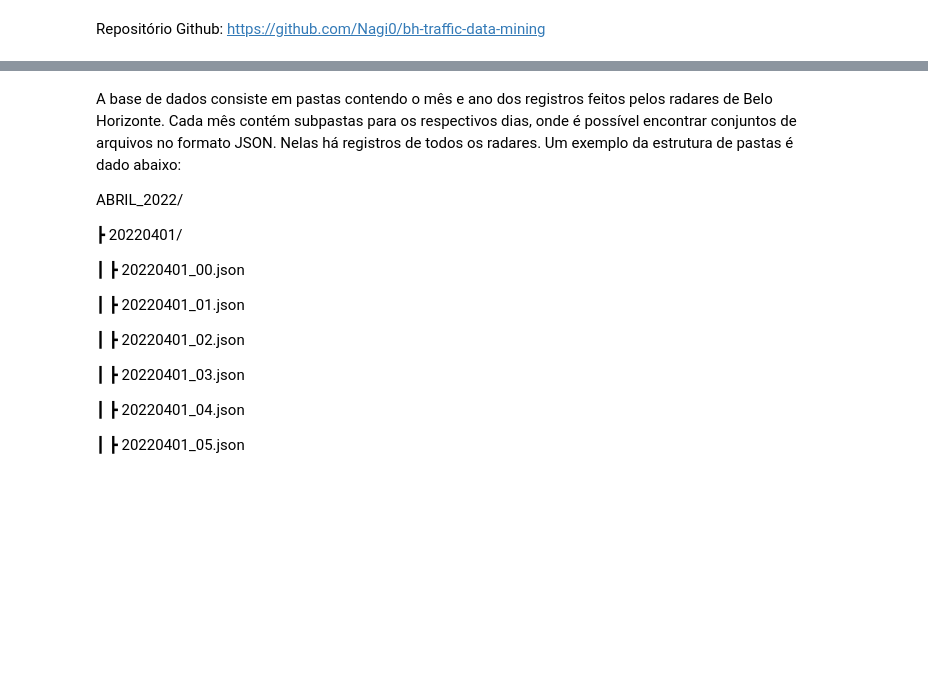
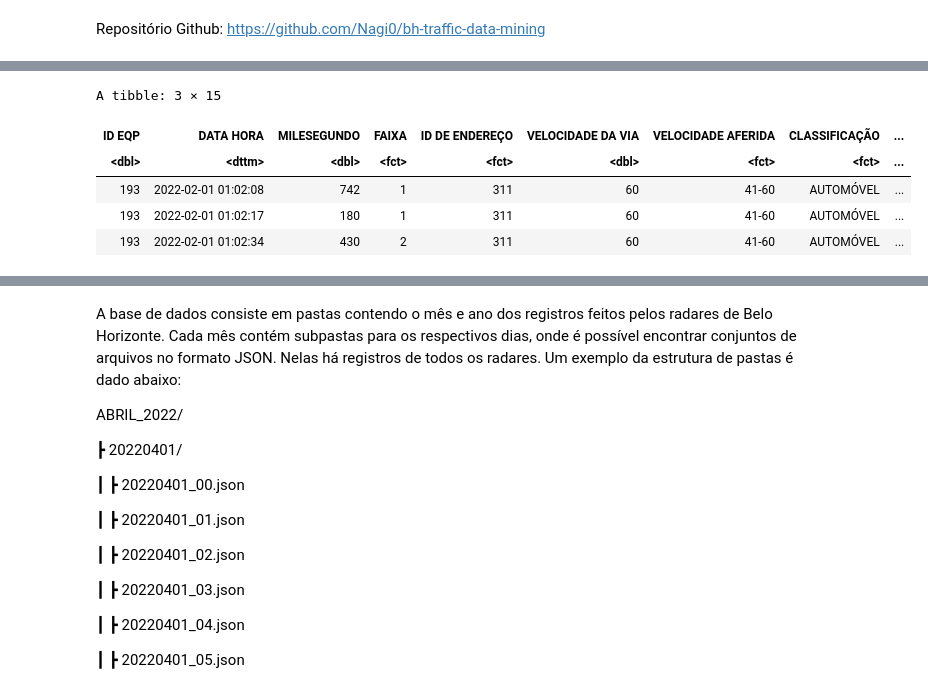
Before and after one commit to Nagi0/bh-traffic-data-mining, a Jupyter notebook: bhTrafficDataMining/humanAttempt/phase3.ipynb, the cells around one changed output, grey strips where cells are left out. Cells and saved outputs as stored; diff of their text form; code cells hidden in the pictures; blank space fills up the shorter version.

```diff
--- a/bhTrafficDataMining/humanAttempt/phase3.ipynb
+++ b/bhTrafficDataMining/humanAttempt/phase3.ipynb
@@ -6,0 +146,2 @@ Repositório Github: https://github.com/Nagi0/bh-traffic-data-mining
+# %%
+contorno <- gera_banco_dados()
@@ -6,0 +157,9 @@ Repositório Github: https://github.com/Nagi0/bh-traffic-data-mining
+# %%
+contorno[1:3,]
+# %% [output]
+A tibble: 3 × 15
+| ID EQP | DATA HORA | MILESEGUNDO | FAIXA | ID DE ENDEREÇO | VELOCIDADE DA VIA | VELOCIDADE AFERIDA | CLASSIFICAÇÃO | ... |
+| <dbl> | <dttm> | <dbl> | <fct> | <fct> | <dbl> | <fct> | <fct> | ... |
+| 193 | 2022-02-01 01:02:08 | 742 | 1 | 311 | 60 | 41-60 | AUTOMÓVEL | ... |
+| 193 | 2022-02-01 01:02:17 | 180 | 1 | 311 | 60 | 41-60 | AUTOMÓVEL | ... |
+| 193 | 2022-02-01 01:02:34 | 430 | 2 | 311 | 60 | 41-60 | AUTOMÓVEL | ... |
```
Also changed, not shown: parts of 43 cells of this notebook.
